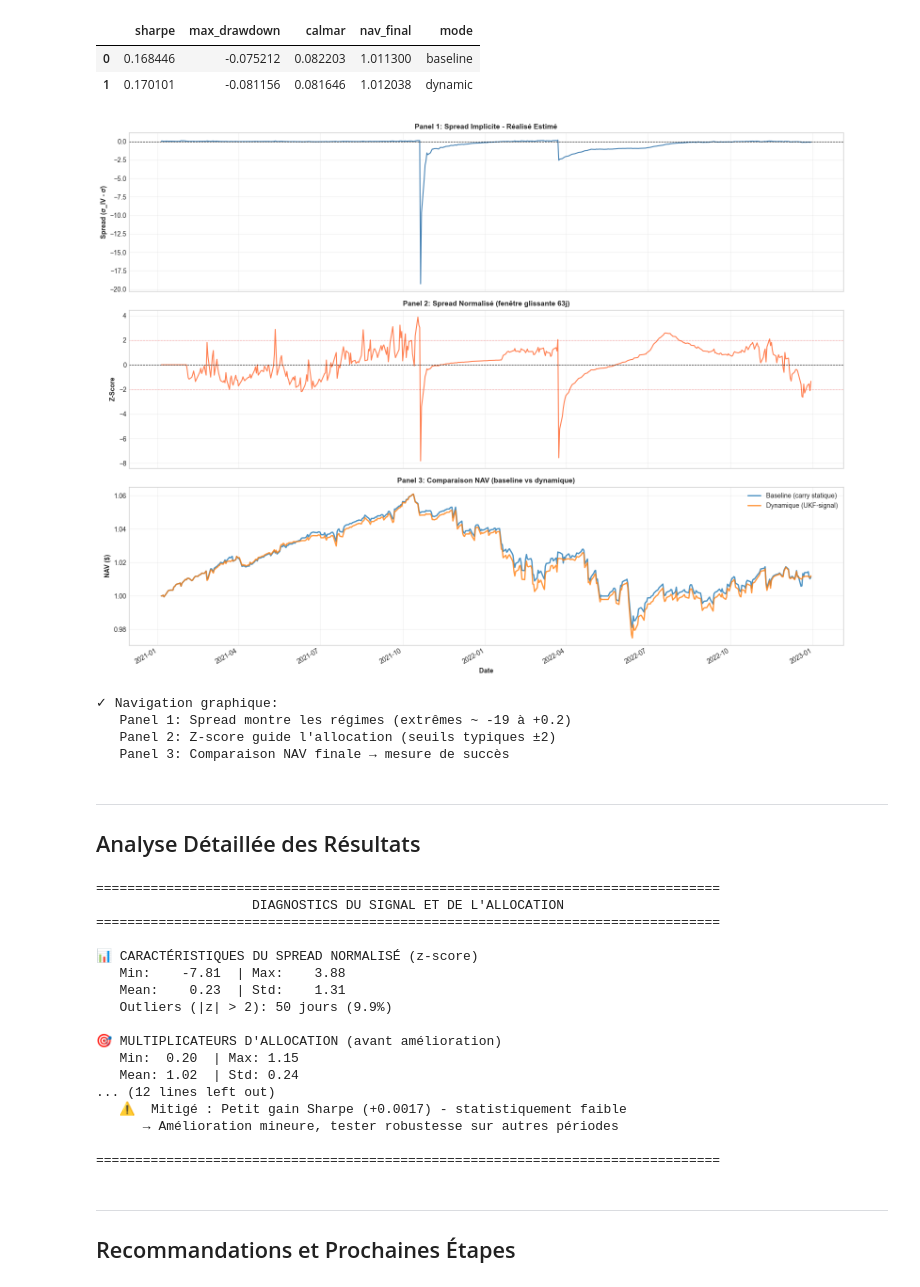
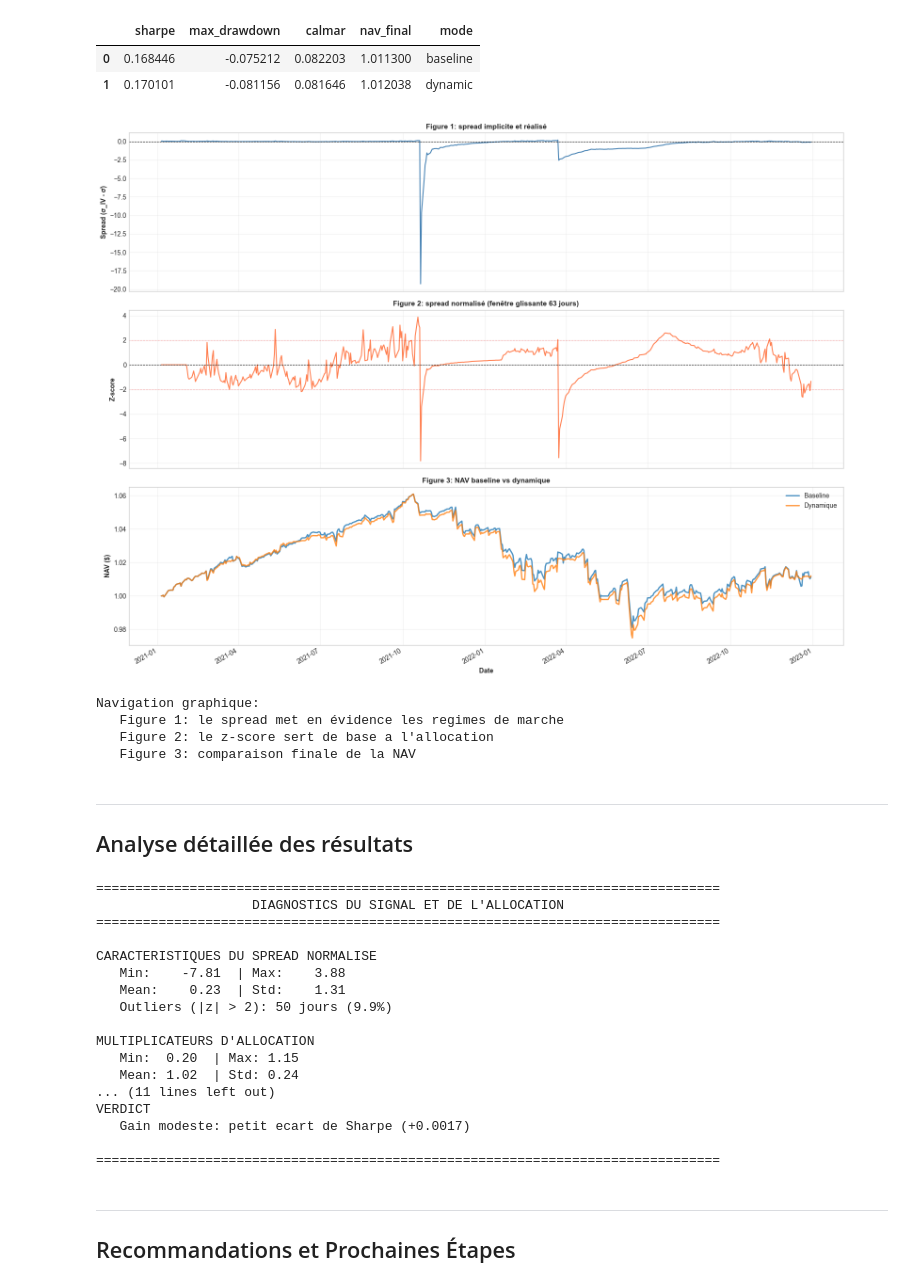
Before and after one commit to antoine-moniz/realized-volatility-timing, a Jupyter notebook: projet/notebooks/rendu_projet_realized_vol_timing.ipynb, the cells around one changed output. Drawn from its saved outputs; the diff is of its cells as text; code cells hidden in the pictures.

```diff
--- a/projet/notebooks/rendu_projet_realized_vol_timing.ipynb
+++ b/projet/notebooks/rendu_projet_realized_vol_timing.ipynb
@@ -198,56 +182,56 @@ results['perf']
 | 0 | 0.168446 | -0.075212 | 0.082203 | 1.011300 | baseline |
 | 1 | 0.170101 | -0.081156 | 0.081646 | 1.012038 | dynamic |
 # %%
-# Visualisation: Signal et comparaison NAV
+# Visualisation du signal et de la NAV
 
 fig, axes = plt.subplots(3, 1, figsize=(16, 12), sharex=True)
 
 signal_df = results['signal']
 nav_base = results['nav_baseline'].set_index('date')
 nav_dyn = results['nav_dynamic'].set_index('date')
 
-# Panel 1: Spread brut
+# Figure 1: spread brut
 signal_df.set_index('date')['spread'].plot(ax=axes[0], color='steelblue', linewidth=1.5)
 axes[0].axhline(0, color='black', linestyle='--', linewidth=0.8)
 axes[0].set_ylabel('Spread (σ_IV - σ̂)', fontsize=10, fontweight='bold')
-axes[0].set_title('Panel 1: Spread Implicite - Réalisé Estimé', fontsize=11, fontweight='bold')
+axes[0].set_title('Figure 1: spread implicite et réalisé', fontsize=11, fontweight='bold')
 axes[0].grid(True, alpha=0.3)
 
-# Panel 2: Z-score normalisé
+# Figure 2: z-score normalisé
 signal_df.set_index('date')['spread_z'].plot(ax=axes[1], color='coral', linewidth=1.5)
 axes[1].axhline(0.0, color='black', linestyle='--', linewidth=0.8)
 axes[1].axhline(2.0, color='red', linestyle=':', linewidth=0.8, alpha=0.6)
 axes[1].axhline(-2.0, color='red', linestyle=':', linewidth=0.8, alpha=0.6)
-axes[1].set_ylabel('Z-Score', fontsize=10, fontweight='bold')
-axes[1].set_title('Panel 2: Spread Normalisé (fenêtre glissante 63j)', fontsize=11, fontweight='bold')
+axes[1].set_ylabel('Z-score', fontsize=10, fontweight='bold')
+axes[1].set_title('Figure 2: spread normalisé (fenêtre glissante 63 jours)', fontsize=11, fontweight='bold')
 axes[1].grid(True, alpha=0.3)
 
-# Panel 3: NAV comparison
-nav_base['NAV'].plot(ax=axes[2], label='Baseline (carry statique)', linewidth=2, alpha=0.8)
-nav_dyn['NAV'].plot(ax=axes[2], label='Dynamique (UKF-signal)', linewidth=2, alpha=0.8)
+# Figure 3: comparaison NAV
+nav_base['NAV'].plot(ax=axes[2], label='Baseline', linewidth=2, alpha=0.8)
+nav_dyn['NAV'].plot(ax=axes[2], label='Dynamique', linewidth=2, alpha=0.8)
 axes[2].set_ylabel('NAV ($)', fontsize=10, fontweight='bold')
 axes[2].set_xlabel('Date', fontsize=10, fontweight='bold')
-axes[2].set_title('Panel 3: Comparaison NAV (baseline vs dynamique)', fontsize=11, fontweight='bold')
+axes[2].set_title('Figure 3: NAV baseline vs dynamique', fontsize=11, fontweight='bold')
 axes[2].legend(loc='best', fontsize=10)
 axes[2].grid(True, alpha=0.3)
 
 plt.tight_layout()
 plt.show()
 
-print(f"\n✓ Navigation graphique:")
-print(f"   Panel 1: Spread montre les régimes (extrêmes ~ -19 à +0.2)")
-print(f"   Panel 2: Z-score guide l'allocation (seuils typiques ±2)")
-print(f"   Panel 3: Comparaison NAV finale → mesure de succès")
+print(f"\nNavigation graphique:")
+print(f"   Figure 1: le spread met en évidence les regimes de marche")
+print(f"   Figure 2: le z-score sert de base a l'allocation")
+print(f"   Figure 3: comparaison finale de la NAV")
 # %% [output]
-[figure, old version]
+[figure, new version]
-✓ Navigation graphique:
-   Panel 1: Spread montre les régimes (extrêmes ~ -19 à +0.2)
-   Panel 2: Z-score guide l'allocation (seuils typiques ±2)
-   Panel 3: Comparaison NAV finale → mesure de succès
+Navigation graphique:
+   Figure 1: le spread met en évidence les regimes de marche
+   Figure 2: le z-score sert de base a l'allocation
+   Figure 3: comparaison finale de la NAV
 # %% [markdown]
 ---
 
-## Analyse Détaillée des Résultats
+## Analyse détaillée des résultats
 # %%
 # Analyse de la qualité du signal et de l'allocation dynamique
 
@@ -256,30 +240,27 @@ print("DIAGNOSTICS DU SIGNAL ET DE L'ALLOCATION".center(80))
 print("=" * 80)
 print()
 
-# Caractéristiques du spread
 signal_z = signal_df['spread_z']
-print(f"📊 CARACTÉRISTIQUES DU SPREAD NORMALISÉ (z-score)")
+print("CARACTERISTIQUES DU SPREAD NORMALISE")
 print(f"   Min:  {signal_z.min():7.2f}  | Max: {signal_z.max():7.2f}")
 print(f"   Mean: {signal_z.mean():7.2f}  | Std: {signal_z.std():7.2f}")
 print(f"   Outliers (|z| > 2): {((signal_z.abs() > 2).sum())} jours ({100*(signal_z.abs() > 2).sum()/len(signal_z):.1f}%)")
 print()
 
-# Multiplicateurs d'allocation
 multiplier = results['multiplier']['allocation_multiplier']
-print(f"🎯 MULTIPLICATEURS D'ALLOCATION (avant amélioration)")
+print("MULTIPLICATEURS D'ALLOCATION")
 print(f"   Min:  {multiplier.min():.2f}  | Max: {multiplier.max():.2f}")
 print(f"   Mean: {multiplier.mean():.2f}  | Std: {multiplier.std():.2f}")
-print(f"   Régimes: > 1.0 (+exposure) = {(multiplier > 1.01).sum()} jours")
-print(f"             < 1.0 (-exposure) = {(multiplier < 0.99).sum()} jours")
+print(f"   Regimes: > 1.0 = {(multiplier > 1.01).sum()} jours")
+print(f"            < 1.0 = {(multiplier < 0.99).sum()} jours")
 print()
 
-# Comparaison baseline vs dynamique
 perf = results['perf']
 baseline = perf[perf['mode'] == 'baseline'].iloc[0]
 dynamic = perf[perf['mode'] == 'dynamic'].iloc[0]
 
-print(f"📈 PERFORMANCE COMPARATIVE")
-print(f"   {'Métrique':<20} {'Baseline':>12} {'Dynamique':>12} {'Gap':>12}")
+print("PERFORMANCE COMPARATIVE")
+print(f"   {'Metrique':<20} {'Baseline':>12} {'Dynamique':>12} {'Ecart':>12}")
 print(f"   {'-'*60}")
 print(f"   {'Sharpe Ratio':<20} {baseline['sharpe']:>12.6f} {dynamic['sharpe']:>12.6f} {dynamic['sharpe']-baseline['sharpe']:>+12.6f}")
 print(f"   {'Max Drawdown':<20} {baseline['max_drawdown']:>12.6f} {dynamic['max_drawdown']:>12.6f} {dynamic['max_drawdown']-baseline['max_drawdown']:>+12.6f}")
@@ -287,20 +268,15 @@ print(f"   {'Calmar Ratio':<20} {baseline['calmar']:>12.6f} {dynamic['calmar']:>
 print(f"   {'NAV Final':<20} {baseline['nav_final']:>12.6f} {dynamic['nav_final']:>12.6f} {(dynamic['nav_final']-baseline['nav_final'])*10000:>+12.0f} bps")
 print()
 
-# Verdict
-outperf_bps = (dynamic['nav_final'] - baseline['nav_final']) * 10000
 sharpe_delta = dynamic['sharpe'] - baseline['sharpe']
 
-print(f"🎯 VERDICT")
+print("VERDICT")
 if sharpe_delta > 0.01:
-    print(f"   ✅ Succès : La stratégie dynamique a un Sharpe meilleur (+{sharpe_delta:.4f})")
-    print(f"      → Le signal UKF apporte du alpha significatif")
+    print(f"   Gain net: la strategie dynamique a un Sharpe superieur (+{sharpe_delta:.4f})")
 elif sharpe_delta > 0:
-    print(f"   ⚠️  Mitigé : Petit gain Sharpe (+{sharpe_delta:.4f}) - statistiquement faible")
-    print(f"      → Amélioration mineure, tester robustesse sur autres périodes")
+    print(f"   Gain modeste: petit ecart de Sharpe (+{sharpe_delta:.4f})")
 else:
-    print(f"   ❌ Défi : Le Sharpe dynamique est plus faible ({sharpe_delta:.4f})")
-    print(f"      → Le signal n'aide pas l'allocation, ou est décalé temporellement")
+    print(f"   Resultat defavorable: le Sharpe dynamique est plus faible ({sharpe_delta:.4f})")
 
 print()
 print("=" * 80)
@@ -309,17 +285,17 @@ print("=" * 80)
                     DIAGNOSTICS DU SIGNAL ET DE L'ALLOCATION
 ================================================================================
 
-📊 CARACTÉRISTIQUES DU SPREAD NORMALISÉ (z-score)
+CARACTERISTIQUES DU SPREAD NORMALISE
    Min:    -7.81  | Max:    3.88
    Mean:    0.23  | Std:    1.31
    Outliers (|z| > 2): 50 jours (9.9%)
 
-🎯 MULTIPLICATEURS D'ALLOCATION (avant amélioration)
+MULTIPLICATEURS D'ALLOCATION
    Min:  0.20  | Max: 1.15
    Mean: 1.02  | Std: 0.24
-... (12 lines left out)
-   ⚠️  Mitigé : Petit gain Sharpe (+0.0017) - statistiquement faible
-      → Amélioration mineure, tester robustesse sur autres périodes
+... (11 lines left out)
+VERDICT
+   Gain modeste: petit ecart de Sharpe (+0.0017)
 
 ================================================================================
 # %% [markdown]
```
Also changed, not shown: parts of 7 cells of this notebook, 3 other files.
